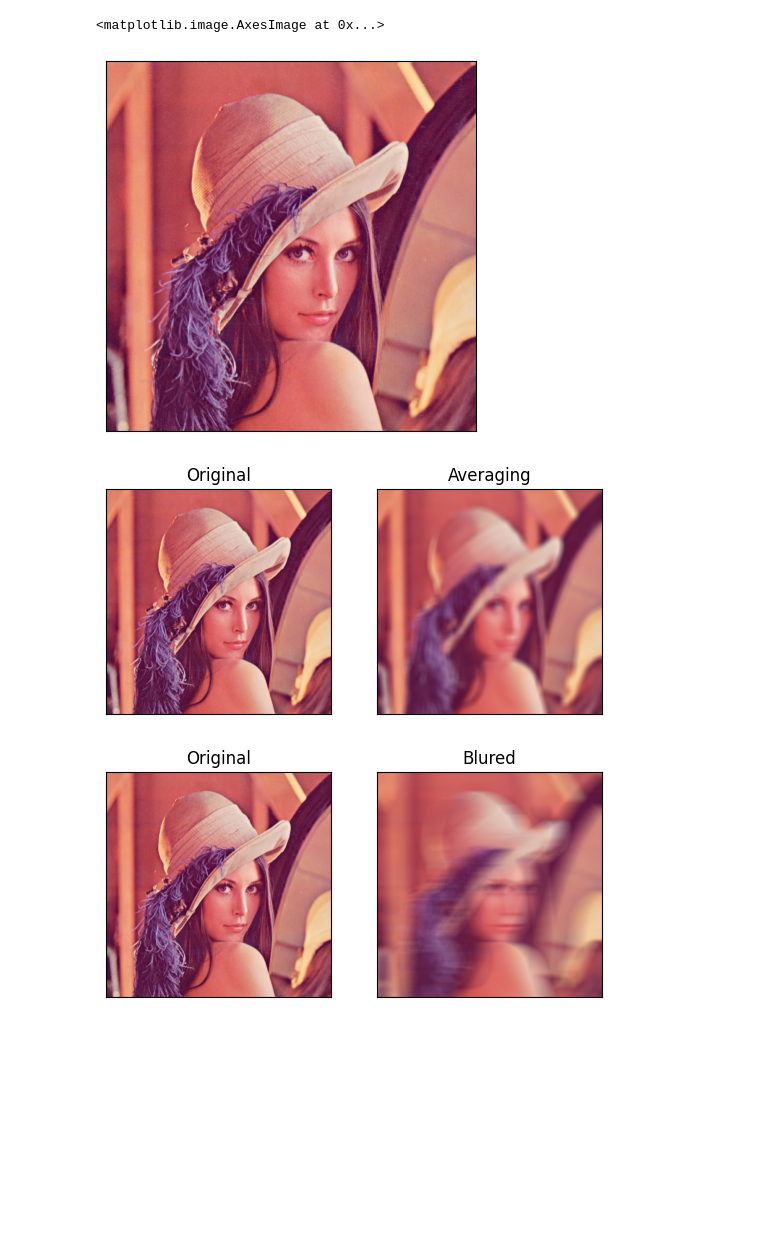
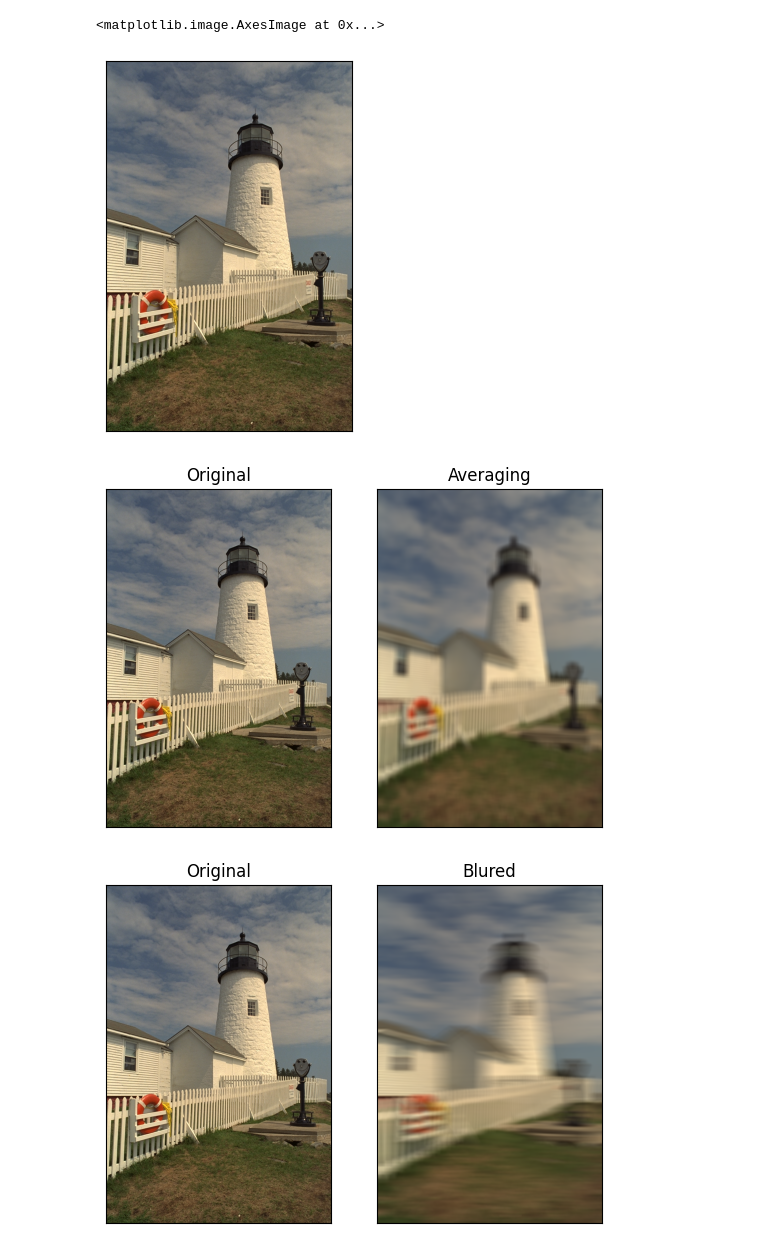
Before and after one commit to enriquezmartin/pes-utn-fra, a Jupyter notebook: python-notebooks/5-opencv/7-Filters.ipynb, the cells around one changed output. Drawn from its saved outputs; the diff is of its cells as text; code cells hidden in the pictures; blank space fills up the shorter version.

Commit message:
Estandarización de nombres a los notebooks de imagenes y 7-Filters y 9-Edge-detection actualizados

```diff
--- a/python-notebooks/5-opencv/7-Filters.ipynb
+++ b/python-notebooks/5-opencv/7-Filters.ipynb
@@ -3,33 +3,33 @@ myPath = ''
 # %%
 import cv2
 import numpy as np
 import matplotlib.pyplot as plt
 
-lena = cv2.imread(myPath+'img/lena.png')
-lenac = cv2.cvtColor(lena, cv2.COLOR_BGR2RGB) # Matplotlib espera RGB
+faro = cv2.imread(myPath+'img/kodim19.png')
+faroc = cv2.cvtColor(faro, cv2.COLOR_BGR2RGB) # Matplotlib espera RGB
 plt.xticks([]), plt.yticks([])
-plt.imshow(lenac)
+plt.imshow(faroc)
 # %% [output]
 <matplotlib.image.AxesImage at 0x...>
-[figure, old version]
+[figure, new version]
 # %%
 K = 16
 kernel = np.ones((K,K),np.float32)/(K*K)
-dst = cv2.filter2D(lenac,-1,kernel)
-plt.subplot(121),plt.imshow(lenac),plt.title('Original')
+dst = cv2.filter2D(faroc,-1,kernel)
+plt.subplot(121),plt.imshow(faroc),plt.title('Original')
 plt.xticks([]), plt.yticks([])
 plt.subplot(122),plt.imshow(dst),plt.title('Averaging')
 plt.xticks([]), plt.yticks([])
 plt.show()
 # %% [output]
-[figure, old version]
+[figure, new version]
 # %%
-blur = cv2.blur(lenac,(50,5))
-plt.subplot(121),plt.imshow(lenac),plt.title('Original')
+blur = cv2.blur(faroc,(50,5))
+plt.subplot(121),plt.imshow(faroc),plt.title('Original')
 plt.xticks([]), plt.yticks([])
 plt.subplot(122),plt.imshow(blur),plt.title('Blured')
 plt.xticks([]), plt.yticks([])
 plt.show()
 # %% [output]
-[figure, old version]
+[figure, new version]
 # %%
```
Also changed, not shown: parts of 1 cell of this notebook, 1 other file.
